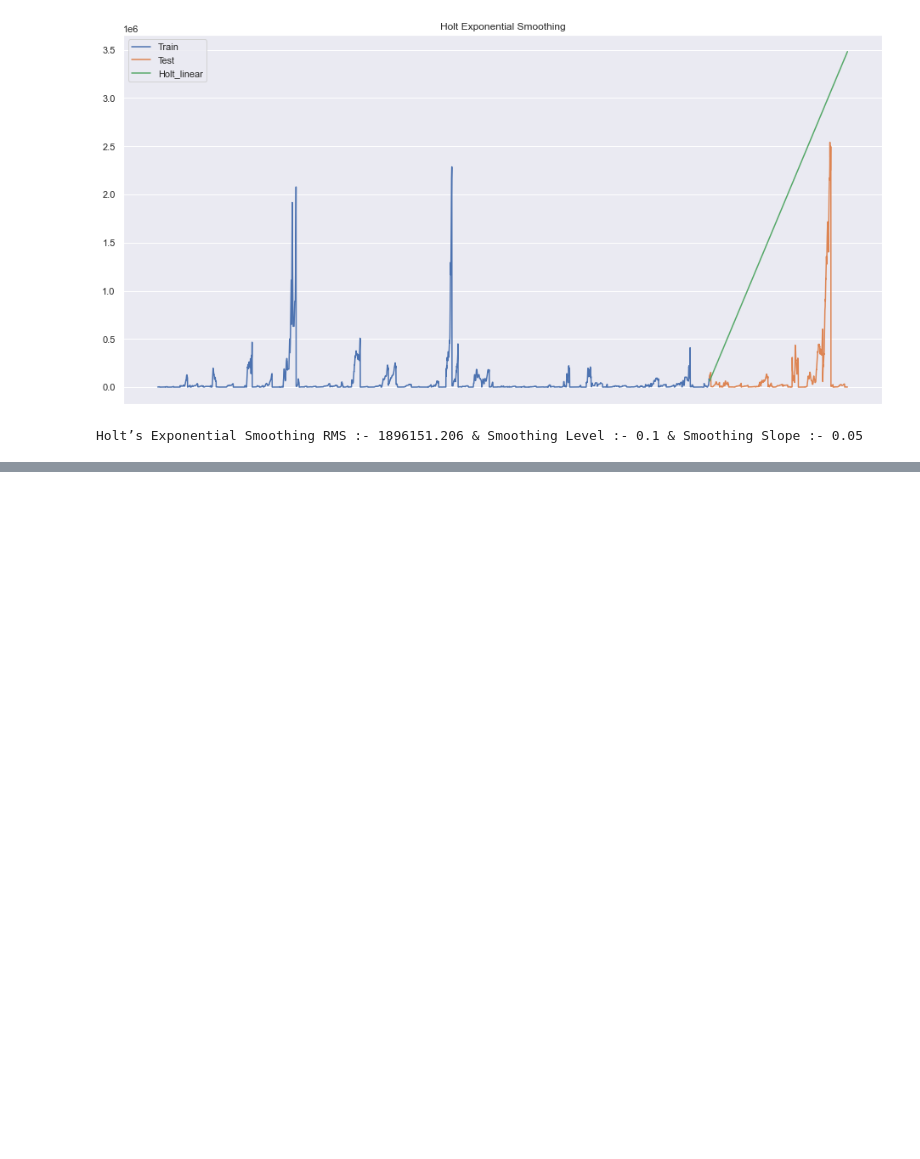
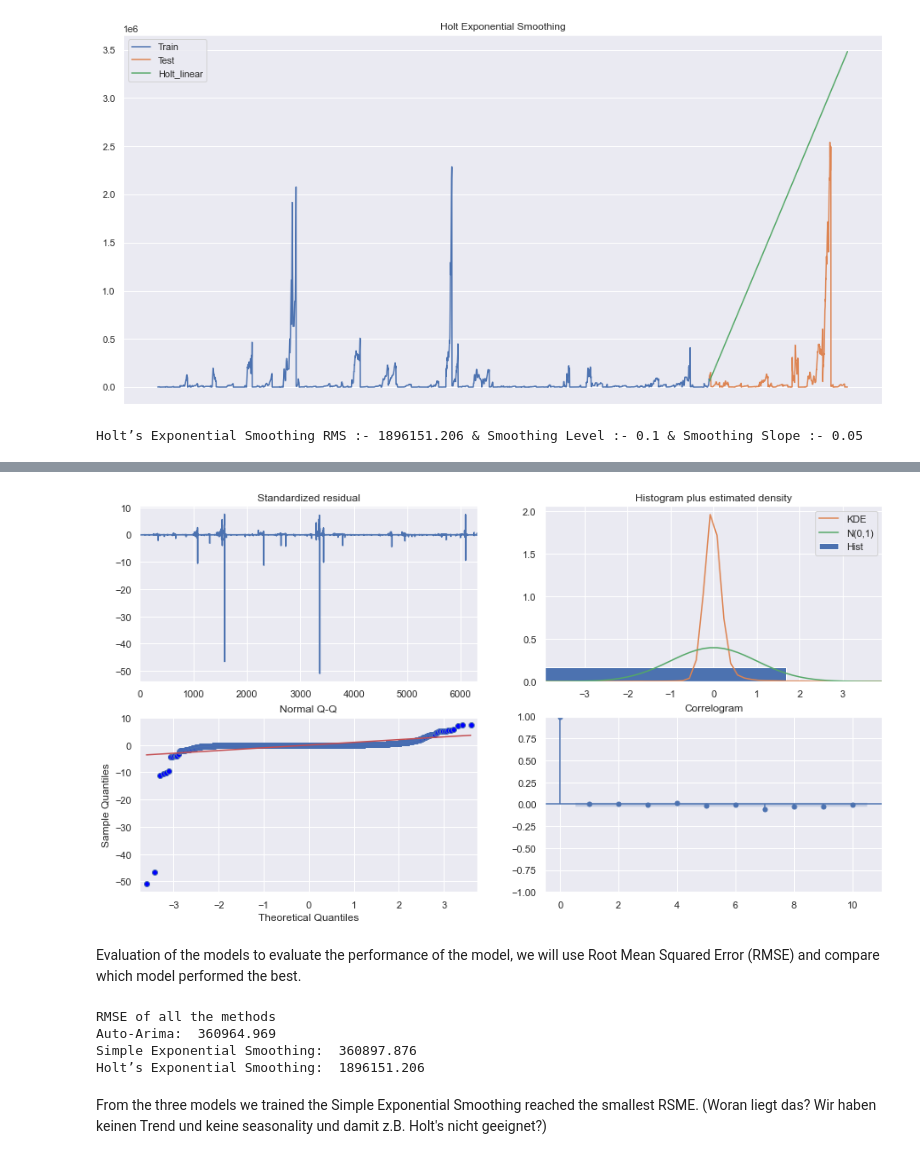
Before and after one commit to BiBa-01/Capstone_Covid, a Jupyter notebook: 10042021_Modelling_Birte.ipynb, the cells around one changed output, grey strips where cells are left out. Cells and saved outputs as stored; diff of their text form; code cells hidden in the pictures; blank space fills up the shorter version.

```diff
--- a/10042021_Modelling_Birte.ipynb
+++ b/10042021_Modelling_Birte.ipynb
@@ -152,0 +211,22 @@ Holt’s Exponential Smoothing RMS :- 1896151.206 & Smoothing Level :- 0.1 & Smo
+# %%
+# Plotting diagnostics of the ARIMA model
+arima_model.plot_diagnostics(figsize=(15,8))
+plt.show()
+# %% [output]
+[figure, added]
+# %% [markdown]
+Evaluation of the models
+to evaluate the performance of the model, we will use Root Mean Squared Error (RMSE) and compare which model performed the best.
+# %%
+# Printing RMSE of all the methods
+print("RMSE of all the methods")
+print("Auto-Arima: ", round(rms_auto_arima,3))
+print("Simple Exponential Smoothing: ", round(rms_sim_exp,3))
+print("Holt’s Exponential Smoothing: ", round(rms_holt_exp,3))
+# %% [output]
+RMSE of all the methods
+Auto-Arima:  360964.969
+Simple Exponential Smoothing:  360897.876
+Holt’s Exponential Smoothing:  1896151.206
+# %% [markdown]
+From the three models we trained the Simple Exponential Smoothing reached the smallest RSME. (Woran liegt das? Wir haben keinen Trend und keine seasonality und damit z.B. Holt's nicht geeignet?)
```
Also changed, not shown: parts of 2 cells of this notebook.
